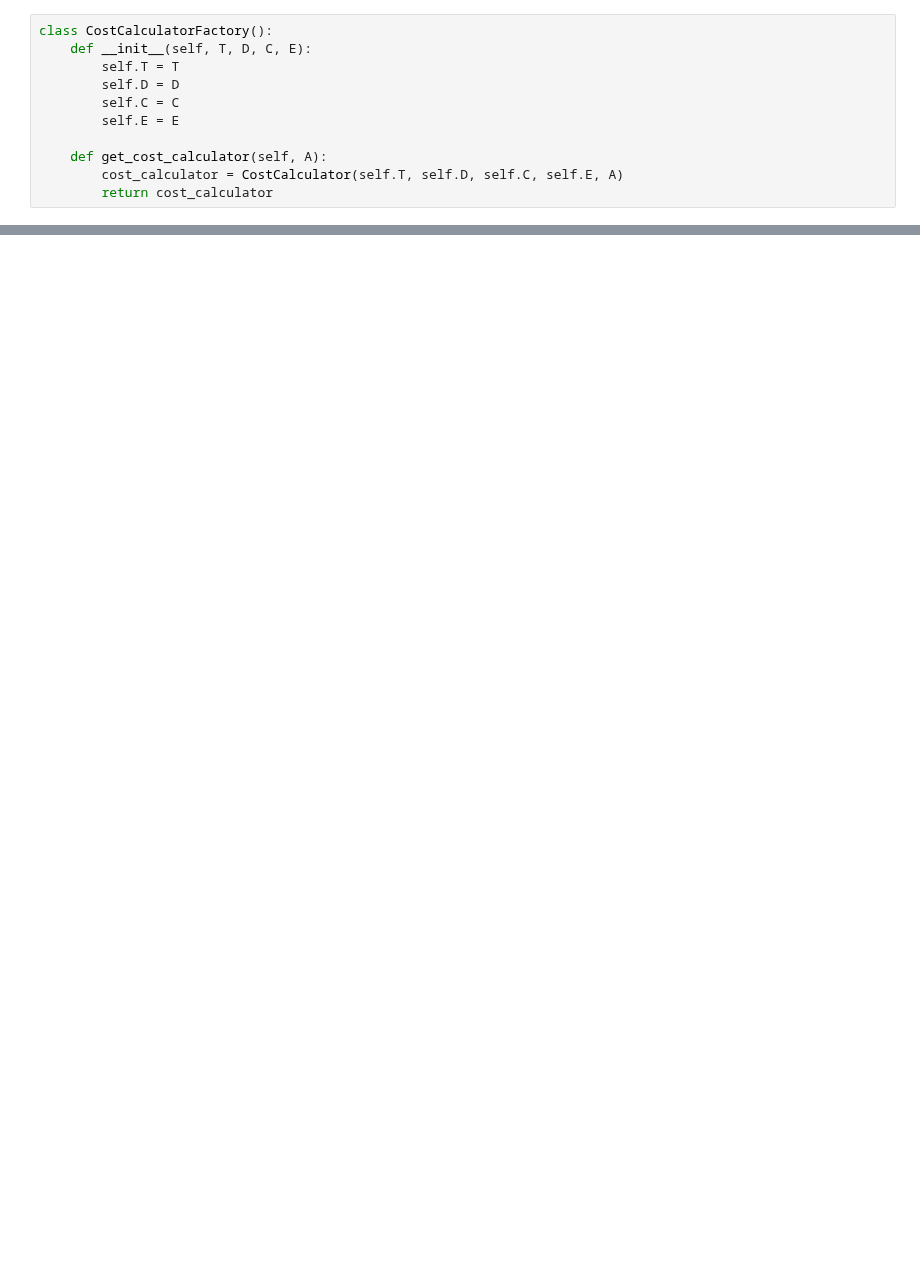
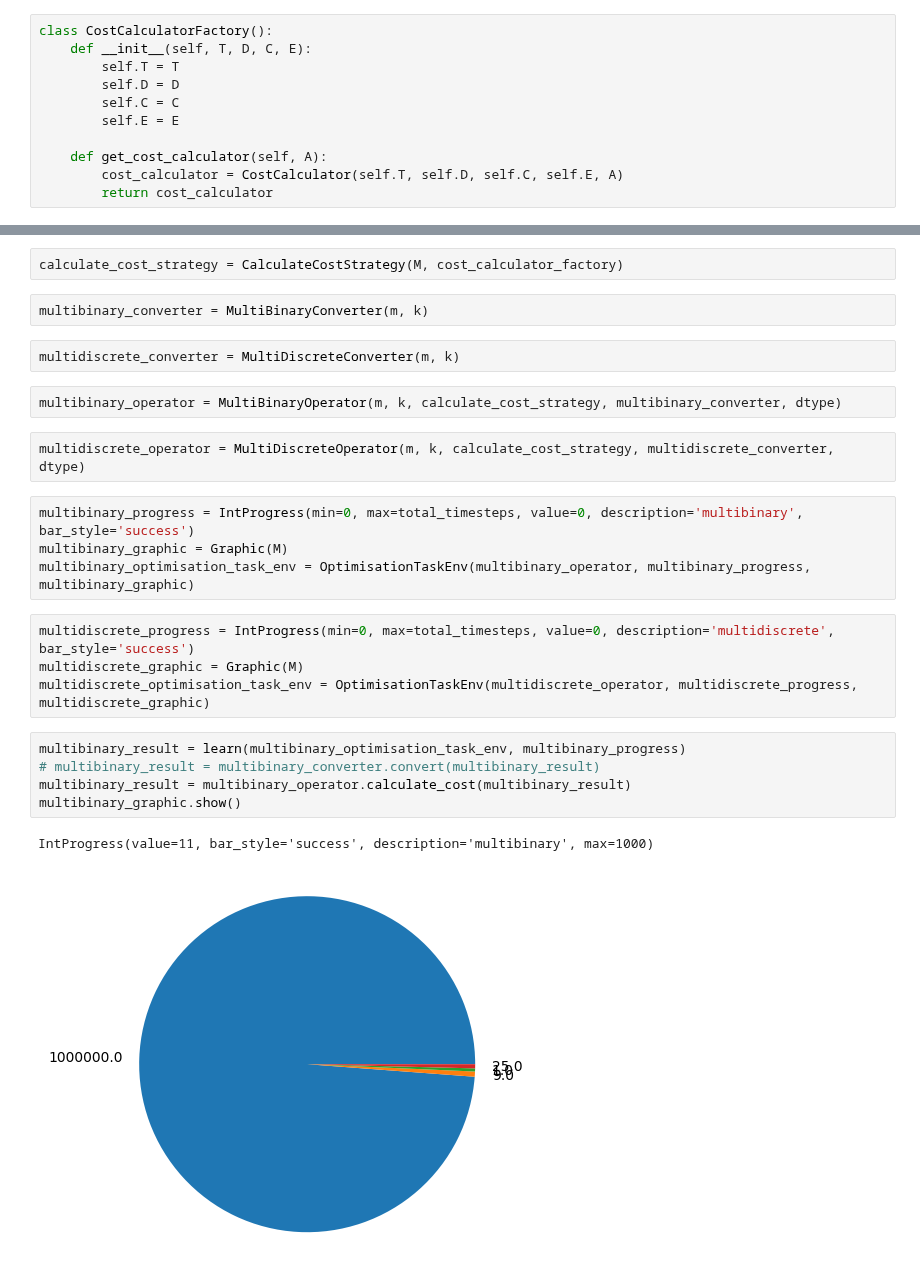
Before and after one commit to Dambr/yewking, a Jupyter notebook: task_description/baselines.ipynb, the cells around one changed output, grey strips where cells are left out. Saved outputs shown, nothing was run; the diff lists cells and outputs as text; blank space fills up the shorter version.

```diff
--- a/task_description/baselines.ipynb
+++ b/task_description/baselines.ipynb
@@ -151,0 +213,26 @@ array([3, 2, 3, 0])
+# %%
+calculate_cost_strategy = CalculateCostStrategy(M, cost_calculator_factory)
+# %%
+multibinary_converter = MultiBinaryConverter(m, k)
+# %%
+multidiscrete_converter = MultiDiscreteConverter(m, k)
+# %%
+multibinary_operator = MultiBinaryOperator(m, k, calculate_cost_strategy, multibinary_converter, dtype)
+# %%
+multidiscrete_operator = MultiDiscreteOperator(m, k, calculate_cost_strategy, multidiscrete_converter, dtype)
+# %%
+multibinary_progress = IntProgress(min=0, max=total_timesteps, value=0, description='multibinary', bar_style='success')
+multibinary_graphic = Graphic(M)
+multibinary_optimisation_task_env = OptimisationTaskEnv(multibinary_operator, multibinary_progress, multibinary_graphic)
+# %%
+multidiscrete_progress = IntProgress(min=0, max=total_timesteps, value=0, description='multidiscrete', bar_style='success')
+multidiscrete_graphic = Graphic(M)
+multidiscrete_optimisation_task_env = OptimisationTaskEnv(multidiscrete_operator, multidiscrete_progress, multidiscrete_graphic)
+# %%
+multibinary_result = learn(multibinary_optimisation_task_env, multibinary_progress)
+# multibinary_result = multibinary_converter.convert(multibinary_result)
+multibinary_result = multibinary_operator.calculate_cost(multibinary_result)
+multibinary_graphic.show()
+# %% [output]
+IntProgress(value=11, bar_style='success', description='multibinary', max=1000)
+[figure, added]
```
Also changed, not shown: parts of 22 cells of this notebook.
